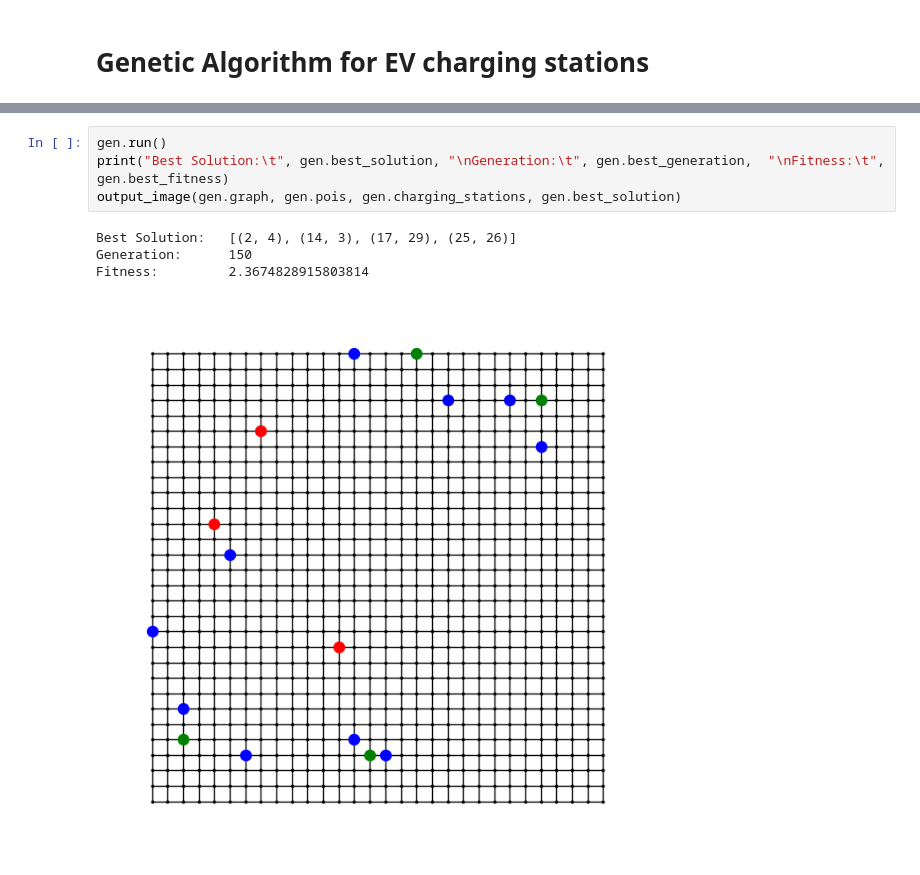
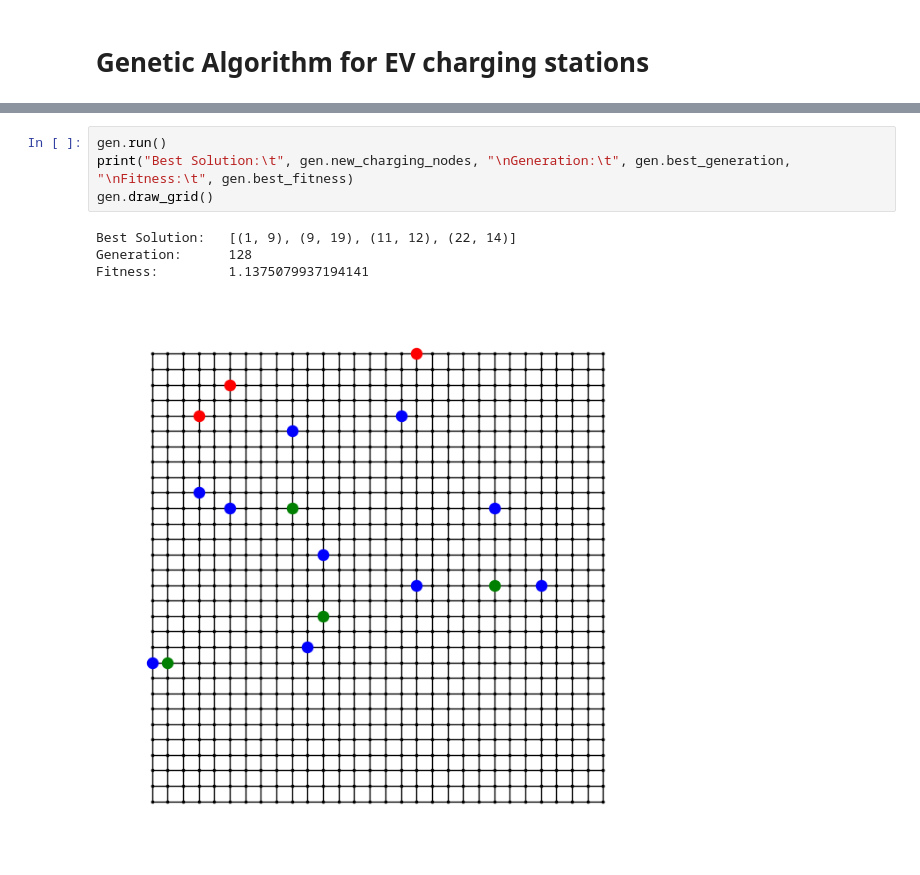
Before and after one commit to morf1102/ev-charger-dwave, a Jupyter notebook: main.ipynb, the cells around one changed output, grey strips where cells are left out. Saved outputs shown, nothing was run; the diff lists cells and outputs as text.

```diff
--- a/main.ipynb
+++ b/main.ipynb
@@ -25,9 +23,9 @@ output_image(gen.graph, gen.pois, gen.charging_stations)
 # %%
 gen.run()
-print("Best Solution:\t", gen.best_solution, "\nGeneration:\t", gen.best_generation,  "\nFitness:\t", gen.best_fitness)
-output_image(gen.graph, gen.pois, gen.charging_stations, gen.best_solution)
+print("Best Solution:\t", gen.new_charging_nodes, "\nGeneration:\t", gen.best_generation,  "\nFitness:\t", gen.best_fitness)
+gen.draw_grid()
 # %% [output]
-Best Solution:   [(2, 4), (14, 3), (17, 29), (25, 26)]
-Generation:      150
-Fitness:         2.3674828915803814
+Best Solution:   [(1, 9), (9, 19), (11, 12), (22, 14)]
+Generation:      128
+Fitness:         1.1375079937194141
-[figure, old version]
+[figure, new version]
```
Also changed, not shown: parts of 2 cells of this notebook, 3 other files.
